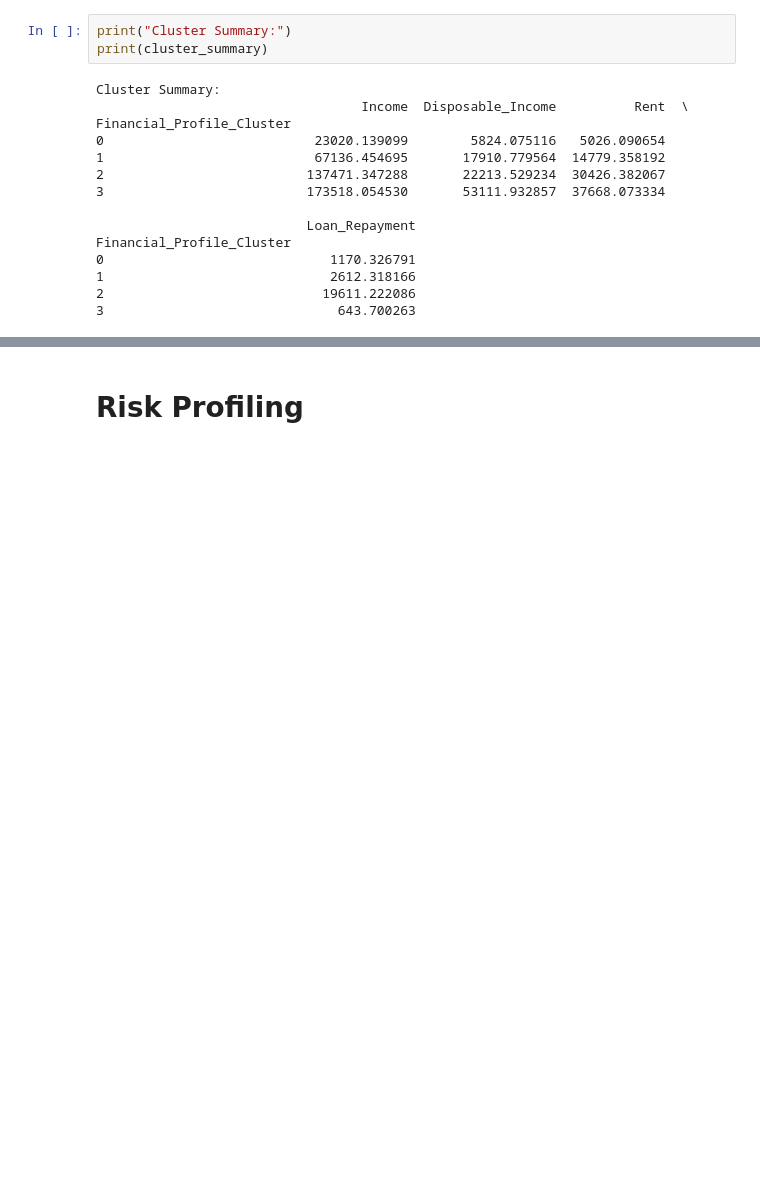
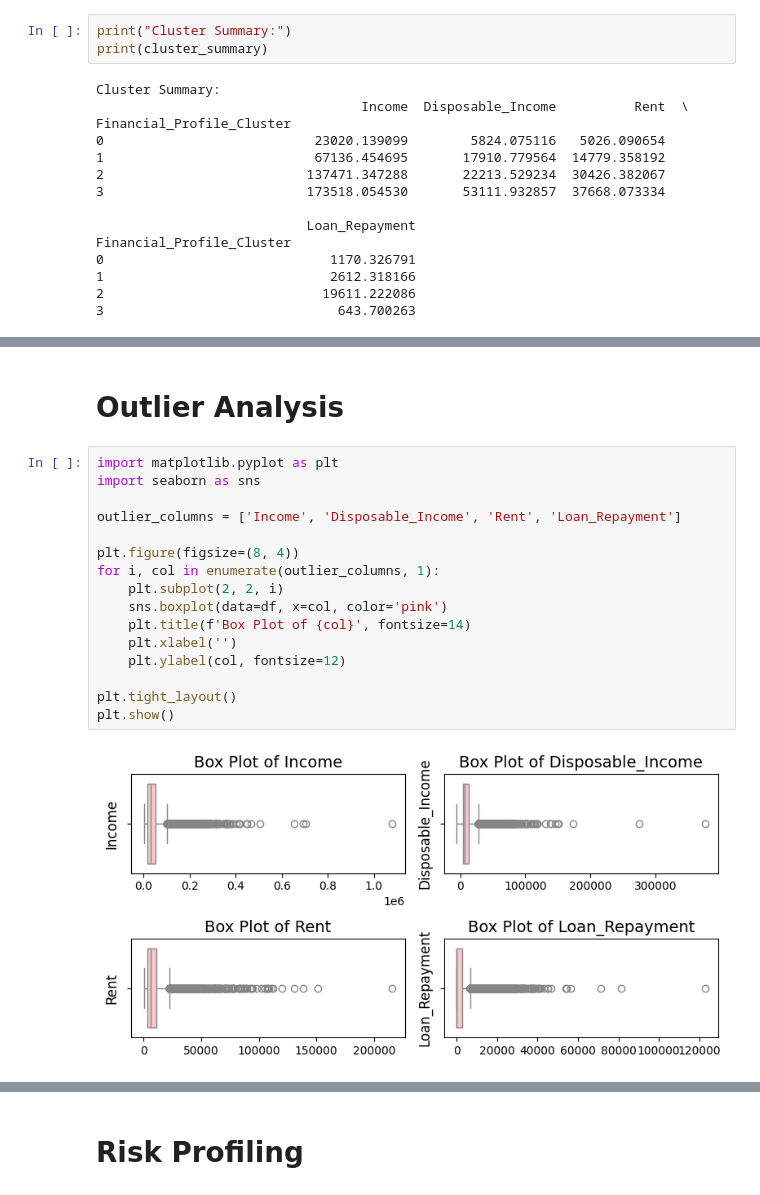
Before and after one commit to kirti-chotwani/Indian-Personal-Finance-and-Spending-Habits, a Jupyter notebook: Indian Personal Finance and Spending Habits.ipynb, the cells around one changed output, grey strips where cells are left out. Cells and saved outputs as stored; diff of their text form; blank space fills up the shorter version.

```diff
--- a/Indian Personal Finance and Spending Habits.ipynb
+++ b/Indian Personal Finance and Spending Habits.ipynb
@@ -362,0 +429,20 @@ Observations:
+# %% [markdown]
+# Outlier Analysis
+# %%
+import matplotlib.pyplot as plt
+import seaborn as sns
+
+outlier_columns = ['Income', 'Disposable_Income', 'Rent', 'Loan_Repayment']
+
+plt.figure(figsize=(8, 4))
+for i, col in enumerate(outlier_columns, 1):
+    plt.subplot(2, 2, i)
+    sns.boxplot(data=df, x=col, color='pink')
+    plt.title(f'Box Plot of {col}', fontsize=14)
+    plt.xlabel('')
+    plt.ylabel(col, fontsize=12)
+
+plt.tight_layout()
+plt.show()
+# %% [output]
+[figure, added]
```
Also changed, not shown: parts of 29 cells of this notebook.
